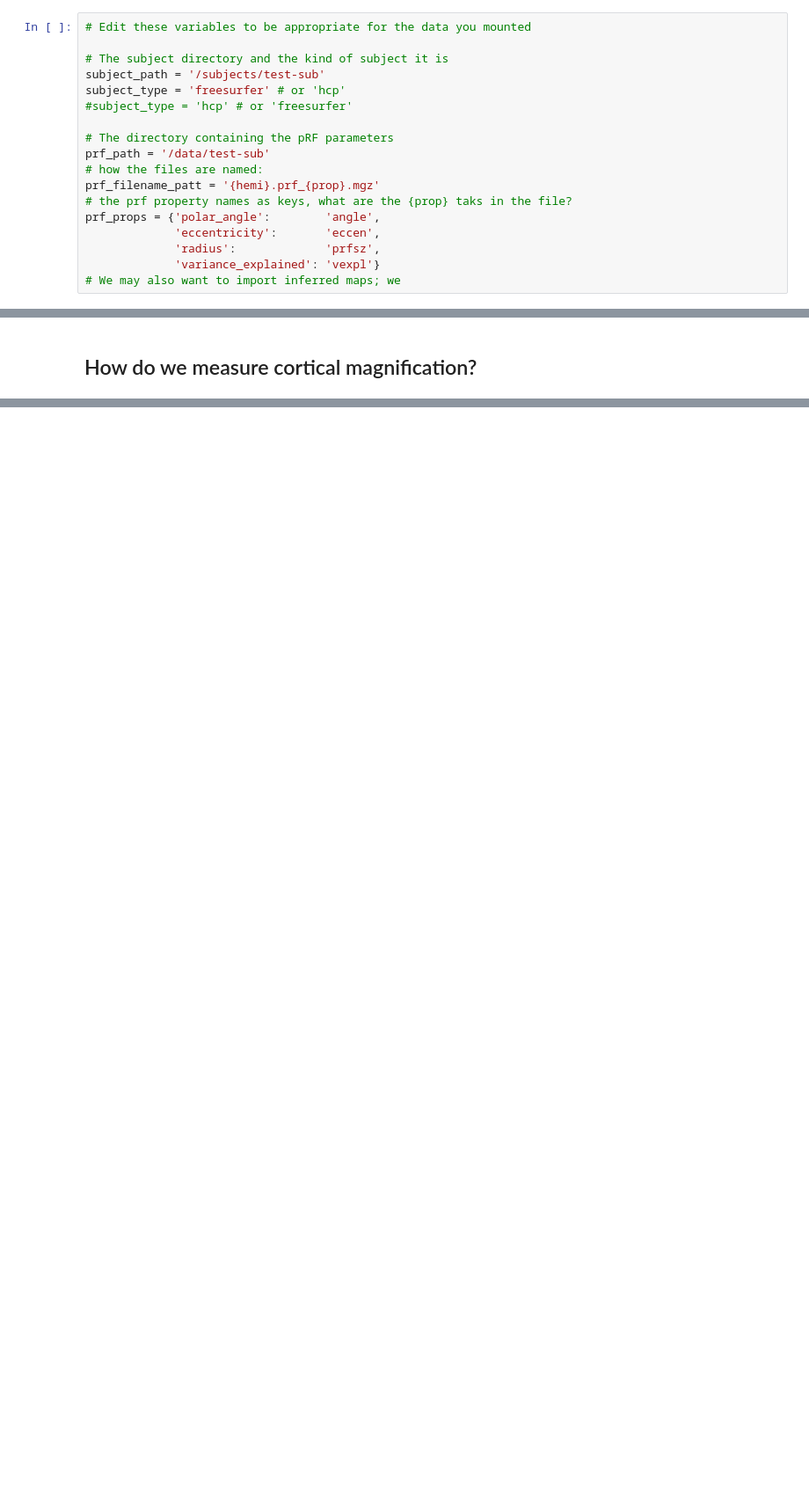
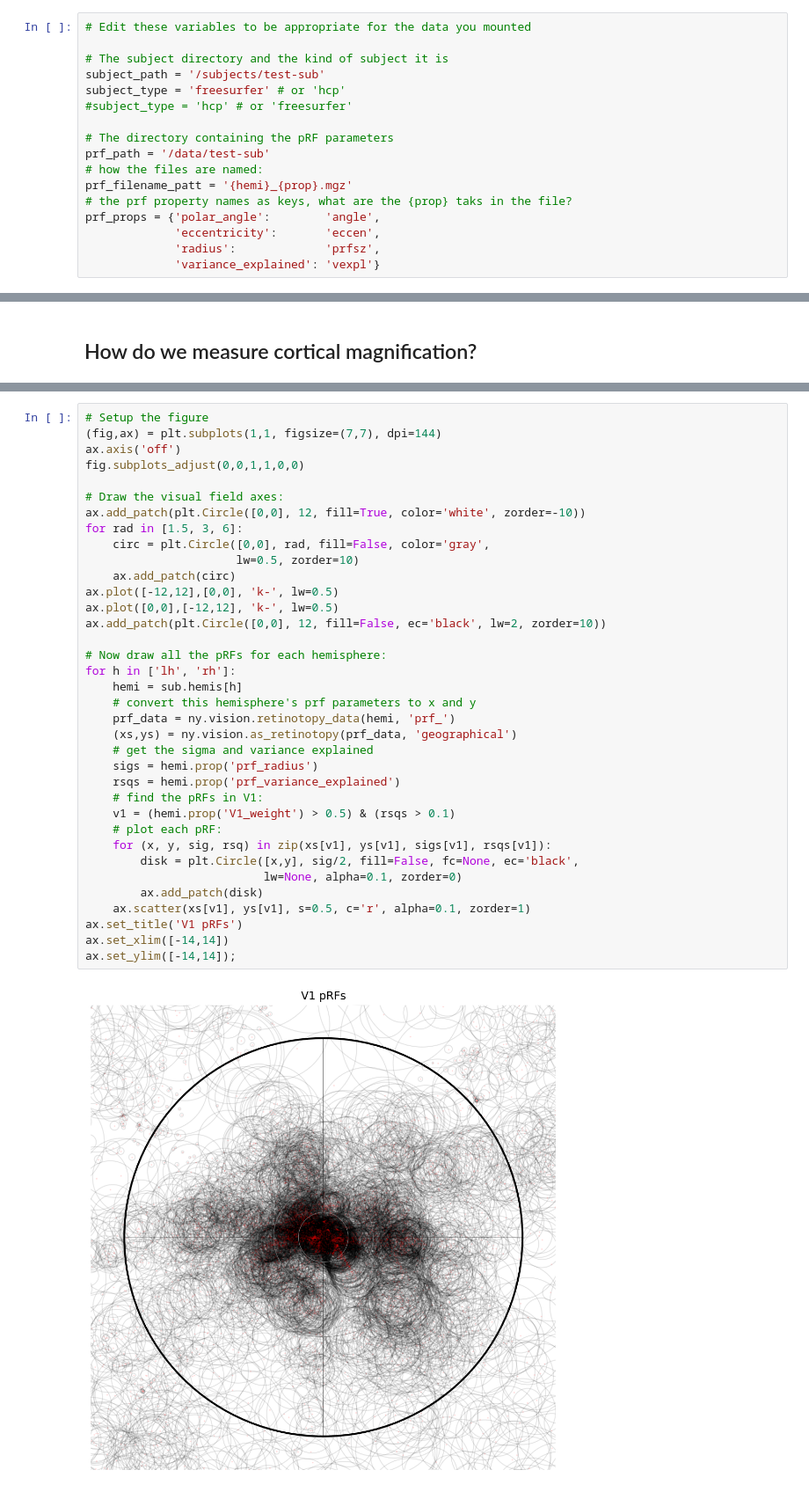
Before and after one commit to noahbenson/cortical-magnification-tutorial, a Jupyter notebook: work/tutorial.ipynb, the cells around one changed output, grey strips where cells are left out. Shown at 88% size. Cells and saved outputs as stored; diff of their text form; blank space fills up the shorter version.

```diff
--- a/work/tutorial.ipynb
+++ b/work/tutorial.ipynb
@@ -148,10 +147,9 @@ subject_type = 'freesurfer' # or 'hcp'
 # The directory containing the pRF parameters
 prf_path = '/data/test-sub'
 # how the files are named:
-prf_filename_patt = '{hemi}.prf_{prop}.mgz'
+prf_filename_patt = '{hemi}_{prop}.mgz'
 # the prf property names as keys, what are the {prop} taks in the file?
 prf_props = {'polar_angle':        'angle',
              'eccentricity':       'eccen',
              'radius':             'prfsz',
              'variance_explained': 'vexpl'}
-# We may also want to import inferred maps; we
@@ -162,0 +242,38 @@ import numpy as np
+# %%
+# Setup the figure
+(fig,ax) = plt.subplots(1,1, figsize=(7,7), dpi=144)
+ax.axis('off')
+fig.subplots_adjust(0,0,1,1,0,0)
+
+# Draw the visual field axes:
+ax.add_patch(plt.Circle([0,0], 12, fill=True, color='white', zorder=-10))
+for rad in [1.5, 3, 6]:
+    circ = plt.Circle([0,0], rad, fill=False, color='gray',
+                      lw=0.5, zorder=10)
+    ax.add_patch(circ)
+ax.plot([-12,12],[0,0], 'k-', lw=0.5)
+ax.plot([0,0],[-12,12], 'k-', lw=0.5)
+ax.add_patch(plt.Circle([0,0], 12, fill=False, ec='black', lw=2, zorder=10))
+
+# Now draw all the pRFs for each hemisphere:
+for h in ['lh', 'rh']:
+    hemi = sub.hemis[h]
+    # convert this hemisphere's prf parameters to x and y
+    prf_data = ny.vision.retinotopy_data(hemi, 'prf_')
+    (xs,ys) = ny.vision.as_retinotopy(prf_data, 'geographical')
+    # get the sigma and variance explained
+    sigs = hemi.prop('prf_radius')
+    rsqs = hemi.prop('prf_variance_explained')
+    # find the pRFs in V1:
+    v1 = (hemi.prop('V1_weight') > 0.5) & (rsqs > 0.1)
+    # plot each pRF:
+    for (x, y, sig, rsq) in zip(xs[v1], ys[v1], sigs[v1], rsqs[v1]):
+        disk = plt.Circle([x,y], sig/2, fill=False, fc=None, ec='black',
+                          lw=None, alpha=0.1, zorder=0)
+        ax.add_patch(disk)
+    ax.scatter(xs[v1], ys[v1], s=0.5, c='r', alpha=0.1, zorder=1)
+ax.set_title('V1 pRFs')
+ax.set_xlim([-14,14])
+ax.set_ylim([-14,14]);
+# %% [output]
+[figure, added]
```
Also changed, not shown: parts of 18 cells of this notebook.
